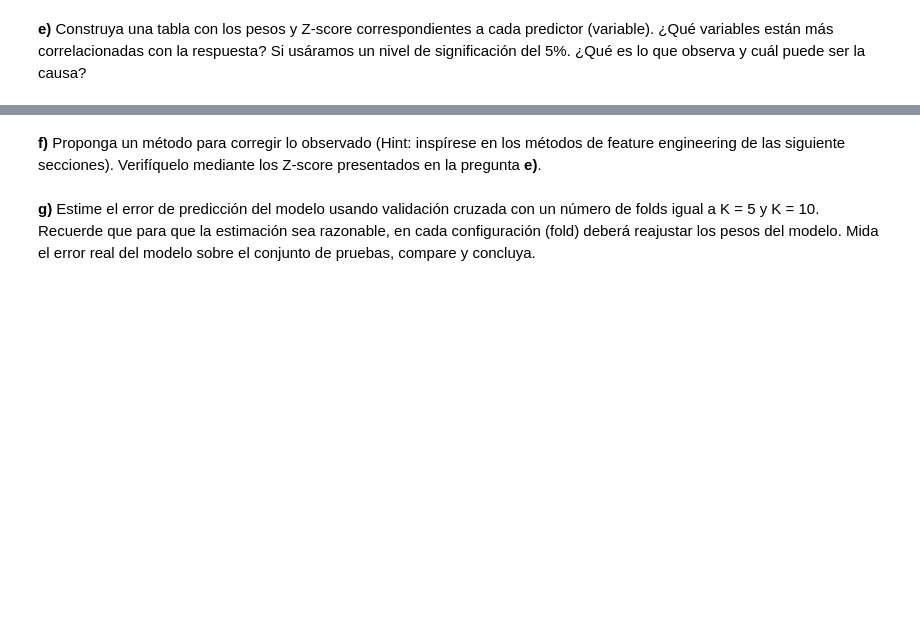
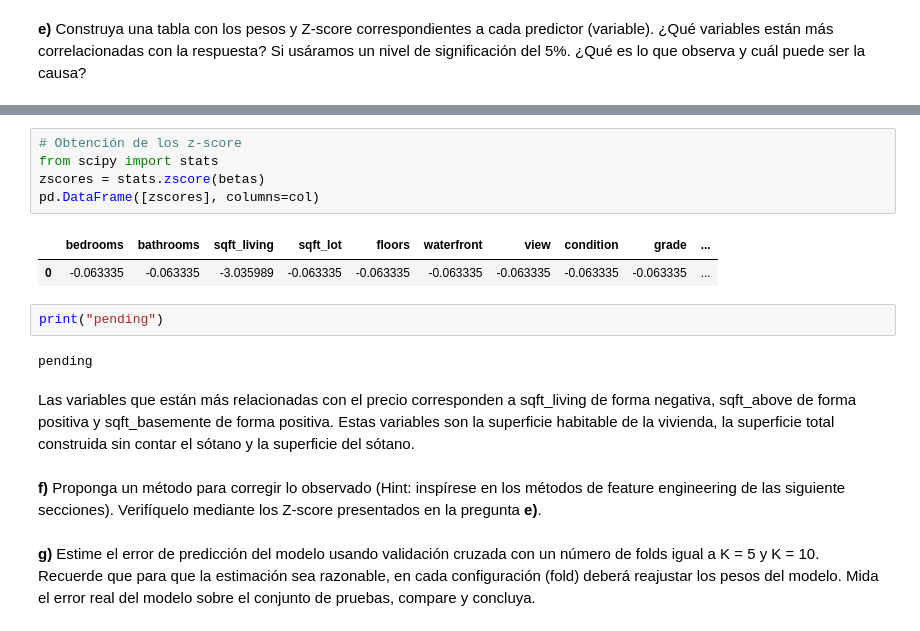
Before and after one commit to TareasJF/INF393, a Jupyter notebook: T1/Tarea1.ipynb, the cells around one changed output, grey strips where cells are left out. Drawn from its saved outputs; the diff is of its cells as text; blank space fills up the shorter version.

```diff
--- a/T1/Tarea1.ipynb
+++ b/T1/Tarea1.ipynb
@@ -101,3 +117,17 @@ Explicación de la weá
+# %%
+# Obtención de los z-score
+from scipy import stats
+zscores = stats.zscore(betas)
+pd.DataFrame([zscores], columns=col)
+# %% [output]
+|  | bedrooms | bathrooms | sqft_living | sqft_lot | floors | waterfront | view | condition | grade | ... |
+| 0 | -0.063335 | -0.063335 | -3.035989 | -0.063335 | -0.063335 | -0.063335 | -0.063335 | -0.063335 | -0.063335 | ... |
+# %%
+print("pending")
+# %% [output]
+pending
+# %% [markdown]
+Las variables que están más relacionadas con el precio corresponden a sqft_living de forma negativa, sqft_above de forma positiva y sqft_basemente de forma positiva. Estas variables son la superficie habitable de la vivienda, la superficie total construida sin contar el sótano y la superficie del sótano.
 # %% [markdown]
 **f)** Proponga un método para corregir lo observado (Hint: inspírese en los métodos de feature engineering
 de las siguiente secciones). Verifíquelo mediante los Z-score presentados en la pregunta **e)**.
```
Also changed, not shown: parts of 36 cells of this notebook.
